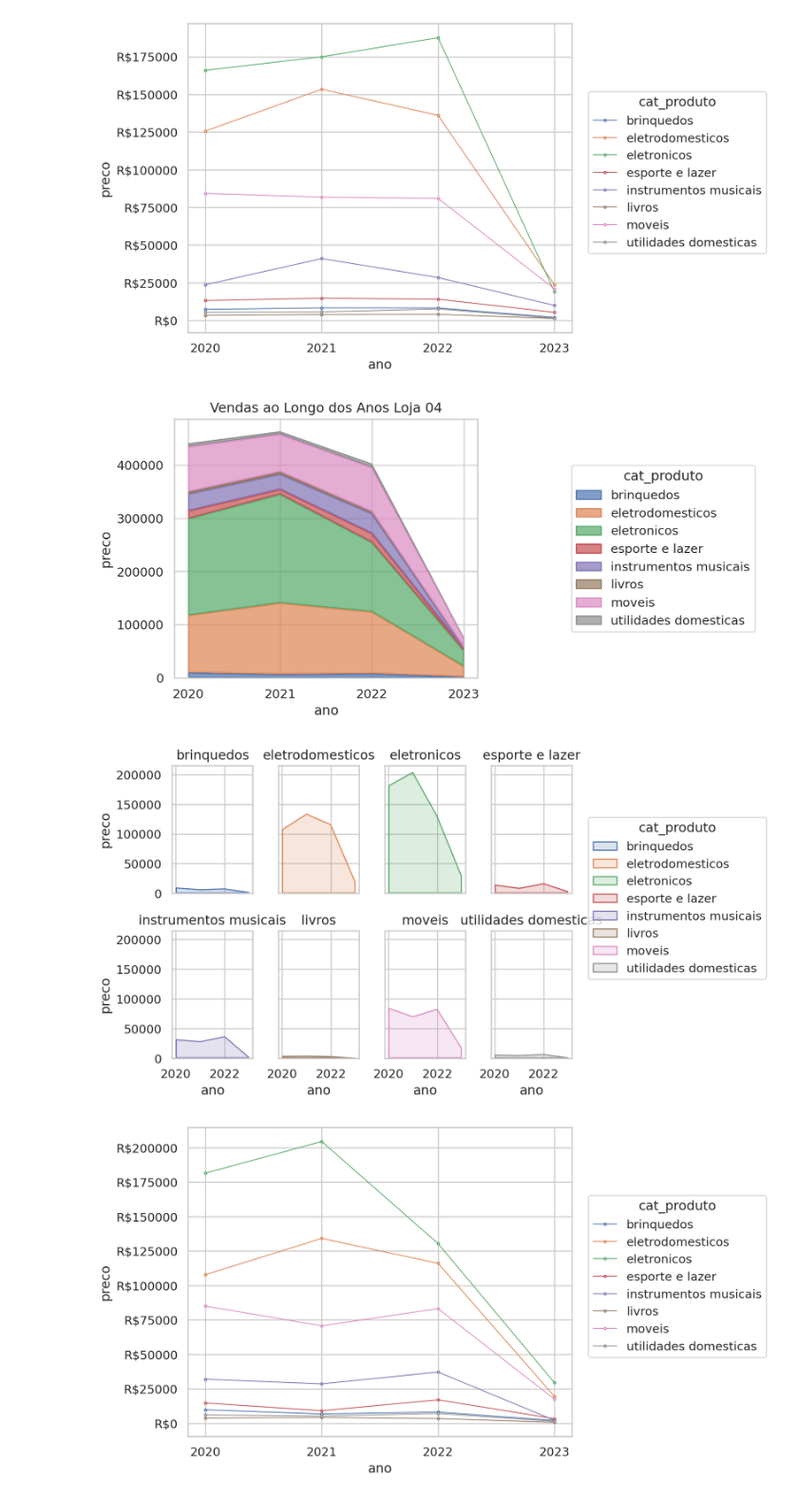
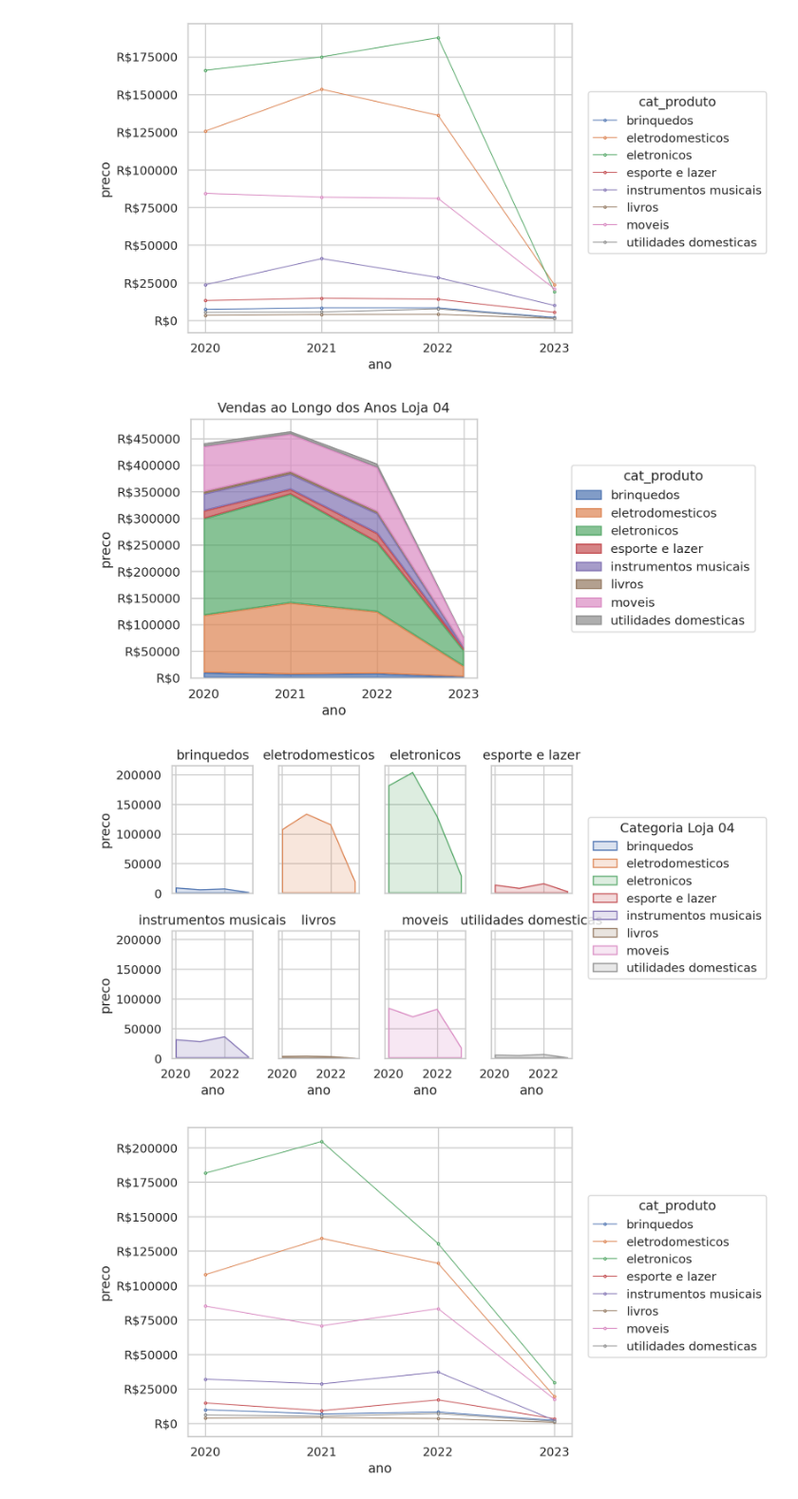
Before and after one commit to ton-oliveira/challenge1-data-science, a Jupyter notebook: AluraStoreBr.ipynb, the cells around one changed output. Shown at 95% size. Drawn from its saved outputs; the diff is of its cells as text; code cells hidden in the pictures.

```diff
--- a/AluraStoreBr.ipynb
+++ b/AluraStoreBr.ipynb
@@ -144,17 +143,21 @@ p3.add(so.Path(marker="o", pointsize=2, linewidth=.75, fillcolor="w"))
 # %%
 ( # LOJA 04
     so.Plot(cat_loja4, x='ano', y='preco',  color='cat_produto').layout(size=(6, 4), extent=[0, 0, .8, 1], engine='constrained')
-    .add(so.Area(alpha=.7), so.Stack()).label(title='Vendas ao Longo dos Anos Loja 04').scale(x=so.Continuous().tick(every=1))
+    .add(so.Area(alpha=.7), so.Stack()).label(title='Vendas ao Longo dos Anos Loja 04').scale(
+        x=so.Continuous().tick(every=1),
+        y=so.Continuous().tick(every=50000).label(like="R${x:g}"))
 )
 # %% [output]
-[figure, old version]
+[figure, new version]
 # %%
 (
     so.Plot(cat_loja4, x='ano', y='preco').facet('cat_produto', wrap=4)
-    .add(so.Area(),color='cat_produto').scale(x=so.Continuous().tick(every=2))
+    .add(so.Area(),color='cat_produto', legend=True).label(color="Categoria Loja 04")
+    .scale(x=so.Continuous().tick(every=2)
+    )
 )
 # %% [output]
-[figure, old version]
+[figure, new version]
 # %%
 ## LOJA 04
 p4 = so.Plot(cat_loja4, y='preco', x='ano', color='cat_produto').scale(
```
Also changed, not shown: parts of 17 cells of this notebook.
